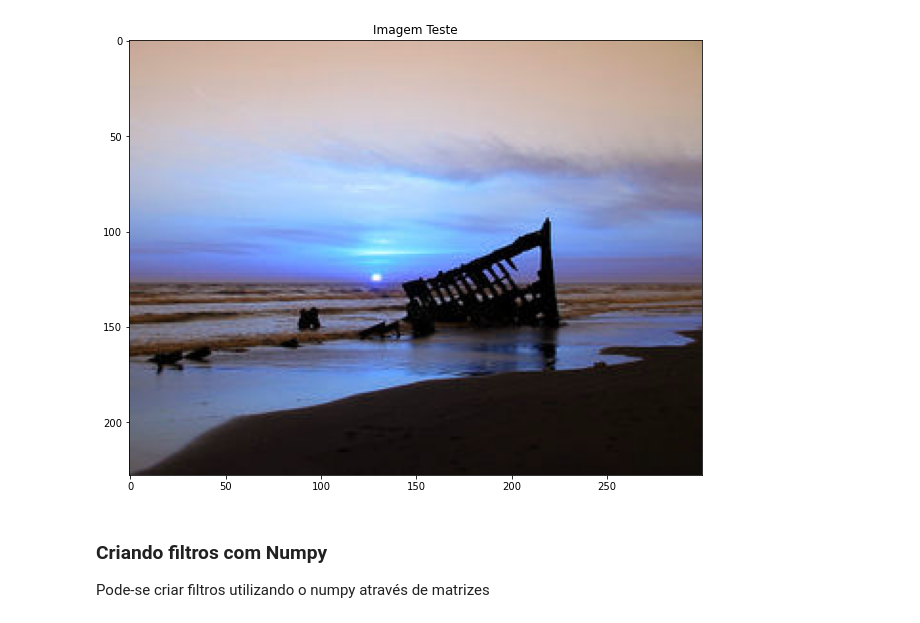
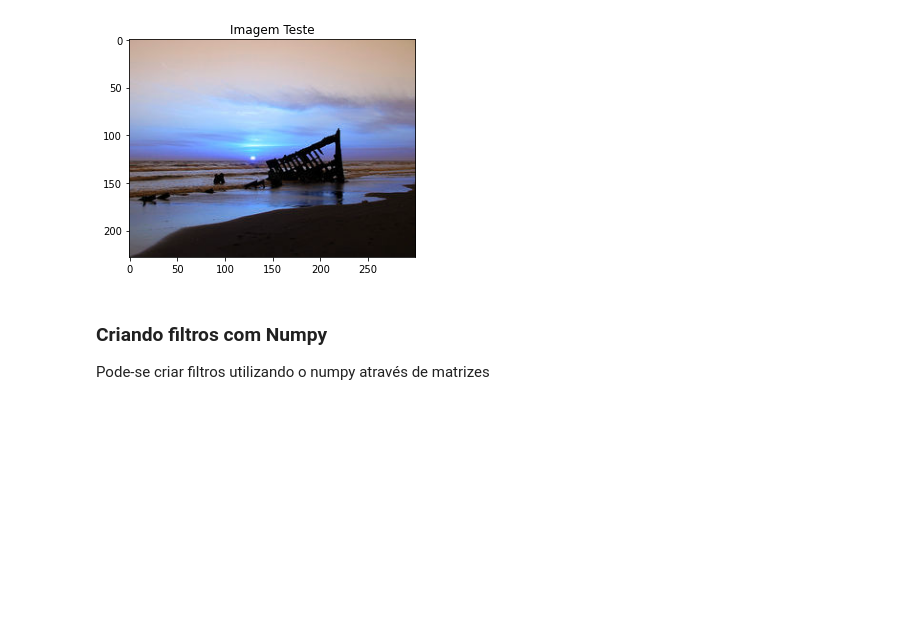
Before and after one commit to FelipeAmaral13/EstudosVisaoComp, a Jupyter notebook: Filtros OpenCV/Filtros.ipynb, the cells around one changed output. Drawn from its saved outputs; the diff is of its cells as text; code cells hidden in the pictures; blank space fills up the shorter version.

```diff
--- a/Filtros OpenCV/Filtros.ipynb
+++ b/Filtros OpenCV/Filtros.ipynb
@@ -21,18 +21,17 @@ Agora que temos uma intuição de como a matriz funciona, vamos ver ela em açã
 # %%
 import cv2
 import numpy as np
 import os
 import matplotlib.pyplot as plt
 
 path = os.getcwd()
 
 img = cv2.imread('sunset.png', 1)
-plt.figure(figsize=(16,8))
 plt.title("Imagem Teste")
 plt.imshow(img)
 plt.show()
 # %% [output]
-[figure, old version]
+[figure, new version]
 # %% [markdown]
 ### Criando filtros com Numpy
 
```
